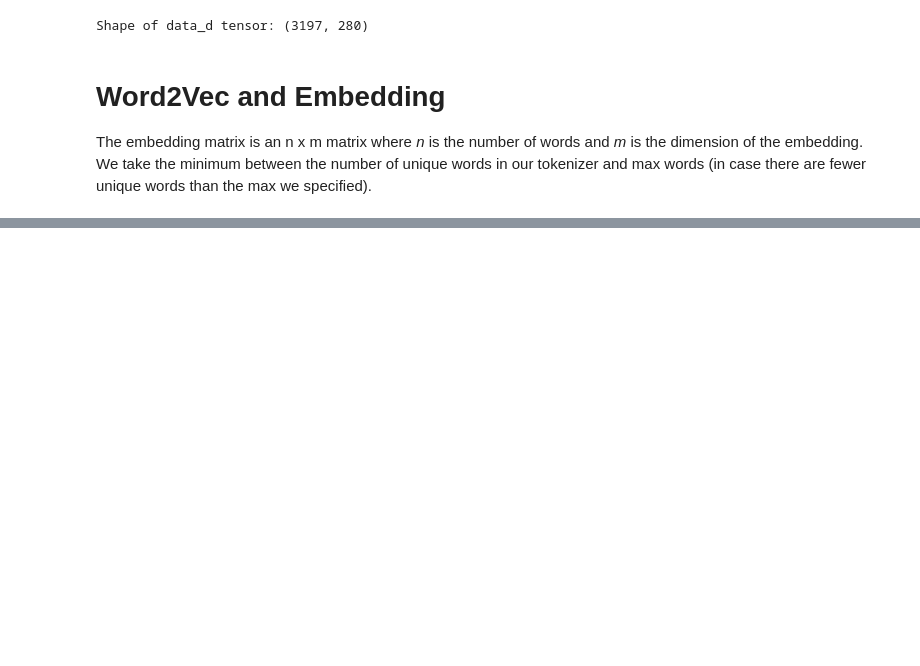
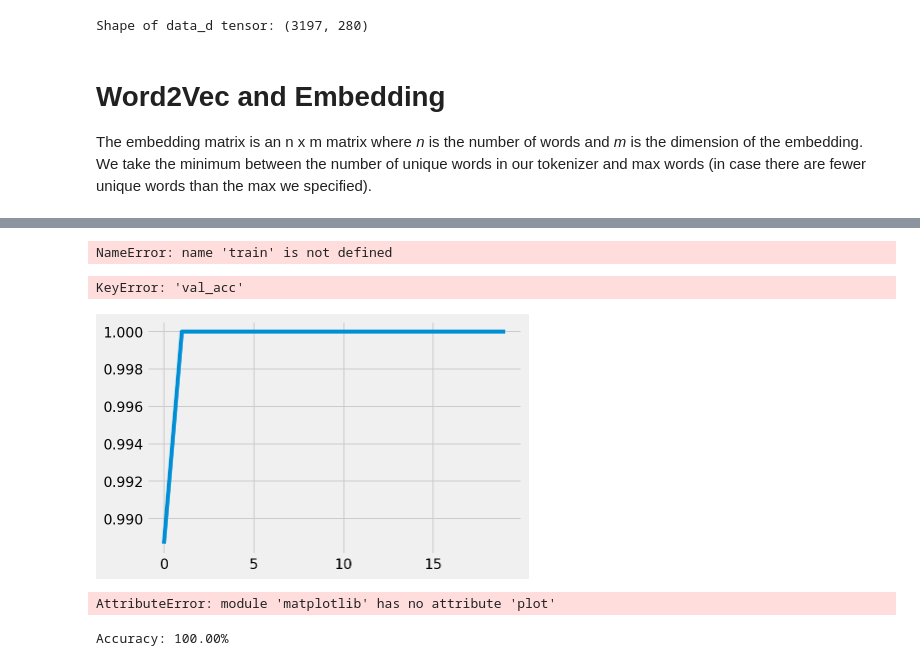
Before and after one commit to vxhl/Depression-Detection-TwitterData, a Jupyter notebook: twitter_depression_detector_LSTM-CNN_Model.ipynb, the cells around one changed output, grey strips where cells are left out. Saved outputs shown, nothing was run; the diff lists cells and outputs as text; code cells hidden in the pictures; blank space fills up the shorter version.

Commit message:
Added some more accuracy

```diff
--- a/twitter_depression_detector_LSTM-CNN_Model.ipynb
+++ b/twitter_depression_detector_LSTM-CNN_Model.ipynb
@@ -399,0 +462,24 @@ labels_val = labels_val[perm_val]
+# %%
+best_valid_loss = float('inf')
+
+epochs=10
+
+for epoch in range(epochs):
+
+    start_time = time.time()
+
+    train_loss, train_acc = train(m, iter(data_train), opt, loss_fn, len(data_train))
+    valid_loss, valid_acc = evaluate(m, iter(data_val), loss_fn, len(data_val))
+
+    end_time = time.time()
+
+    epoch_mins, epoch_secs = epoch_time(start_time, end_time)
+
+    if valid_loss < best_valid_loss:
+        best_valid_loss = valid_loss
+        torch.save(m.state_dict(), 'tut4-model.pt')
+
+
+    print(f'Epoch {epoch}: train_loss: {train_loss:.4f} train_acc: {train_acc:.4f} | val_loss: {valid_loss:.4f} val_acc: {valid_acc:.4f}')
+# %% [output]
+NameError: name 'train' is not defined
@@ -399,0 +488,33 @@ labels_val = labels_val[perm_val]
+# %%
+#Results: summarize the history for accuracy
+plt.plot(hist.history['acc'])
+plt.plot(hist.history['val_acc'])
+plt.title('model accuracy')
+plt.ylabel('accuracy')
+plt.xlabel('epoch')
+plt.legend(['train', 'validation'], loc='upper left')
+plt.ylim(.92,1)
+plt.show()
+# %% [output]
+KeyError: 'val_acc'
+[figure, added]
+# %%
+#Summarize for loss
+plt.plot(hist.history['loss'])
+plt.plot(hist.history['val_loss'])
+plt.title('model loss')
+plt.ylabel('loss')
+plt.xlabel('epoch')
+plt.ylim((0,.2))
+plt.legend(['train', 'validation'], loc='upper left')
+plt.show()
+# %% [output]
+AttributeError: module 'matplotlib' has no attribute 'plot'
+# %%
+#Percentage accuracy of model
+labels_pred = model.predict(data_test)
+labels_pred = np.round(labels_pred.flatten())
+accuracy = accuracy_score(labels_test, labels_pred)
+print("Accuracy: %.2f%%" % (accuracy*100))
+# %% [output]
+Accuracy: 100.00%
```
Also changed, not shown: parts of 18 cells of this notebook, 2 other files.
